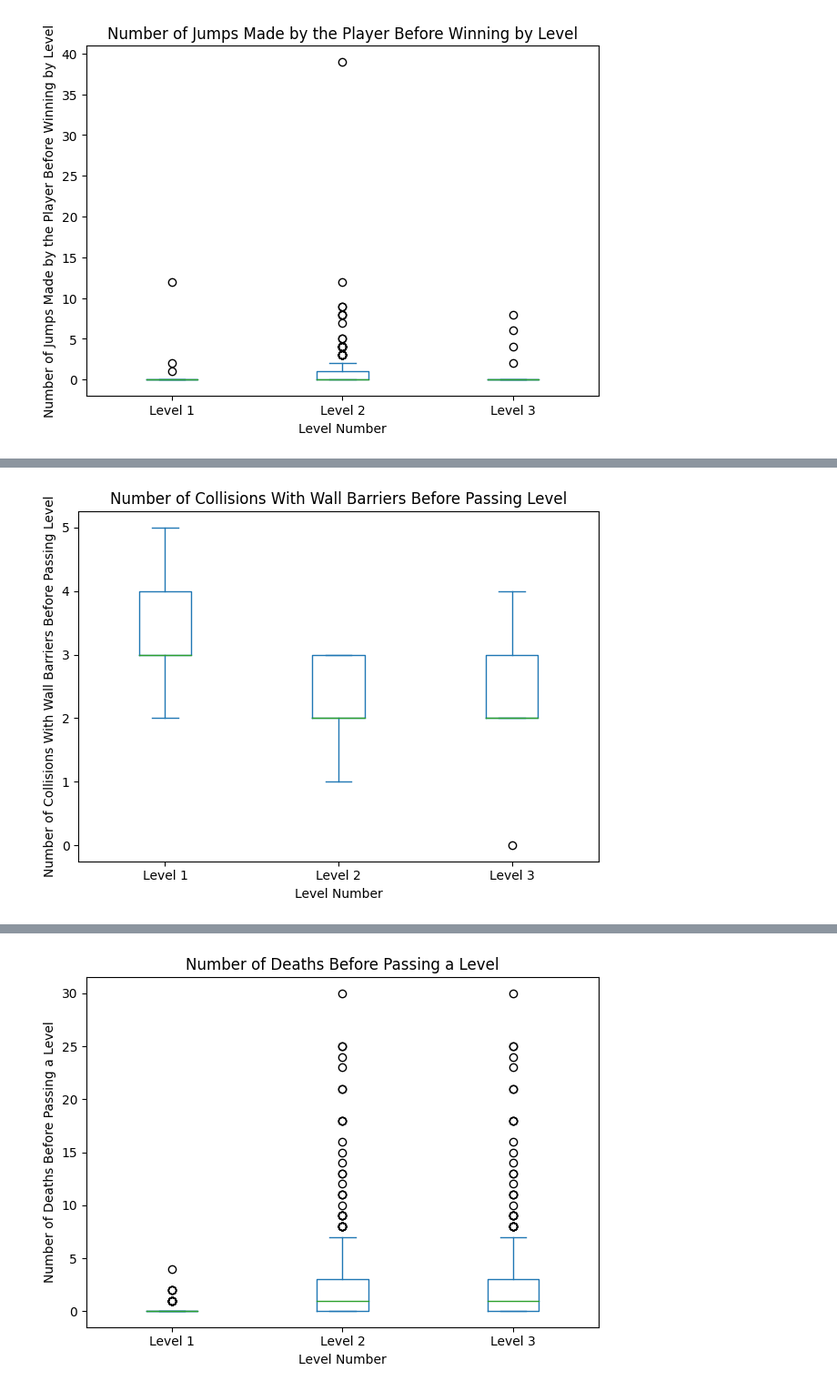
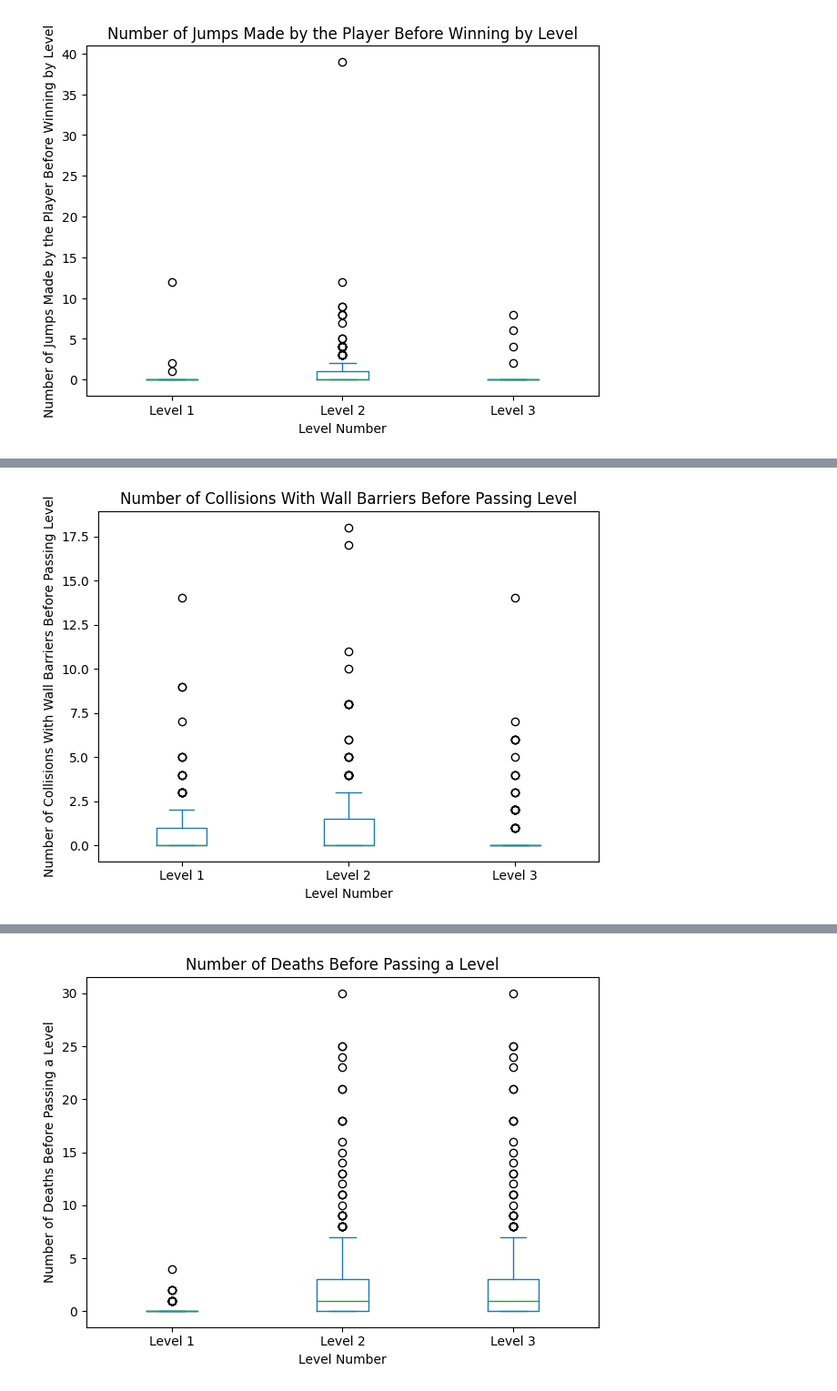
Before and after one commit to CSCI-526/cs-526-spring-2024-wednesday-project-quantum-qubits, a Jupyter notebook: Assets/Scenes/analytics.ipynb, the cells around one changed output, grey strips where cells are left out. Shown at 91% size. Cells and saved outputs as stored; diff of their text form; code cells hidden in the pictures.

Commit message:
finalized analytics implementations

```diff
--- a/Assets/Scenes/analytics.ipynb
+++ b/Assets/Scenes/analytics.ipynb
@@ -84,19 +65,38 @@ for session_id, session_data in sessions: # loop through each of the grouped ses
+# %%
+levelCollisions = [] # levelCollisions will hold the number of wall hits for each level for each session
+levelCollisions.append([]) # start with empty arrays for levels 1-3
+levelCollisions.append([])
+levelCollisions.append([])
+for session_id, session_data in sessions: # loop through each of the grouped sessions...
+    # make sure the timestamps within a session are sorted correctly
+    sorted_session_data = session_data.sort_values(by='Timestamp')
+    coll = [0,0,0] # initialize counter for number of wall hits datapoints for the session per-level
+    for i, r in sorted_session_data.iterrows(): # iterate through each row in the current session's data
+        if r['activity'] == 'Hit Wall - Level1': # increment counter when seeing a wall hit for each level
+            coll[0] += 1
+        if r['activity'] == 'Hit Wall - Level2':
+            coll[1] += 1
+        if r['activity'] == 'Hit Wall - Level3':
+            coll[2] += 1
+    levelCollisions[0].append(coll[0]) # then add the final hit counter for the session per-level to levelCollisions array
+    levelCollisions[1].append(coll[1])
+    levelCollisions[2].append(coll[2])
 # %%
 import pandas as pd
 import matplotlib.pyplot as plt
 
 dictionarry = {
-    'Level 1': [2,3,5,4,3],
-    'Level 2': [1,2,3,2,3],
-    'Level 3': [2,3,4,2,0]
+    'Level 1': levelCollisions[0],
+    'Level 2': levelCollisions[1],
+    'Level 3': levelCollisions[2]
 
 }
 df = pd.DataFrame(dictionarry)
 
 df.plot(kind="box", title="Number of Collisions With Wall Barriers Before Passing Level")
 plt.xlabel("Level Number")
 plt.ylabel('Number of Collisions With Wall Barriers Before Passing Level')
 plt.tight_layout()
 plt.show()
 # %% [output]
-[figure, old version]
+[figure, new version]
```
Also changed, not shown: parts of 3 cells of this notebook.
